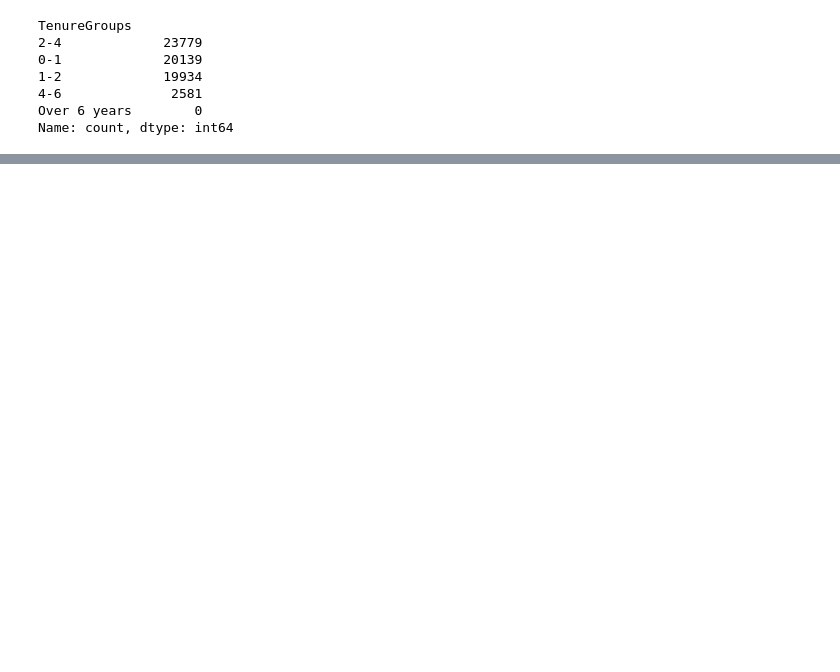
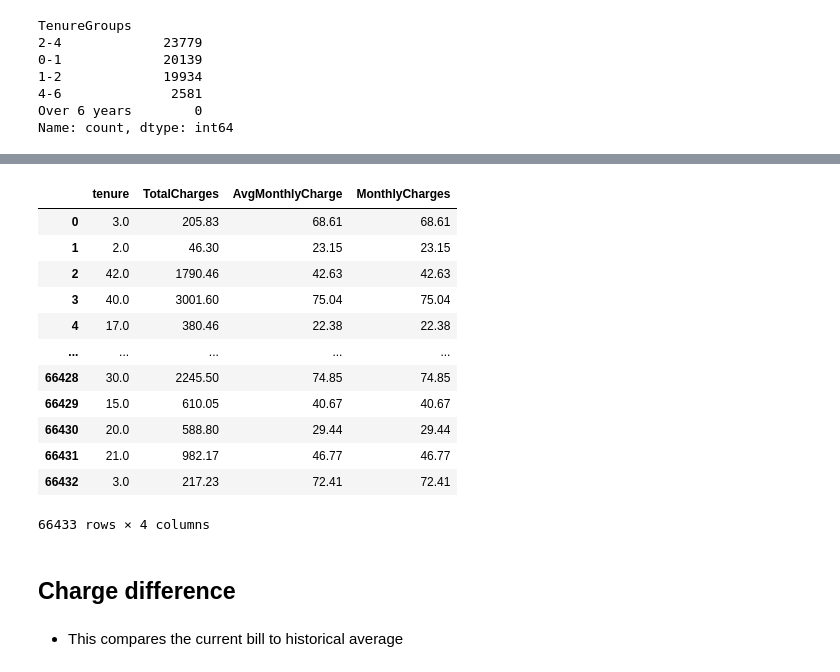
Before and after one commit to igorlam00237/telcoconnect-churn, a Jupyter notebook: notebooks/03_data_feature_engineering.ipynb, the cells around one changed output, grey strips where cells are left out. Drawn from its saved outputs; the diff is of its cells as text; code cells hidden in the pictures; blank space fills up the shorter version.

```diff
--- a/notebooks/03_data_feature_engineering.ipynb
+++ b/notebooks/03_data_feature_engineering.ipynb
@@ -153,0 +395,3 @@ Name: count, dtype: int64
+# %%
+# Creating the feature
+df_cleaned_telco["AvgMonthlyCharge"] = df_cleaned_telco["TotalCharges"] / df_cleaned_telco["tenure"]
@@ -153,0 +415,20 @@ Name: count, dtype: int64
+# %%
+df_cleaned_telco[["tenure", "TotalCharges", "AvgMonthlyCharge", "MonthlyCharges"]]
+# %% [output]
+|  | tenure | TotalCharges | AvgMonthlyCharge | MonthlyCharges |
+| 0 | 3.0 | 205.83 | 68.61 | 68.61 |
+| 1 | 2.0 | 46.30 | 23.15 | 23.15 |
+| 2 | 42.0 | 1790.46 | 42.63 | 42.63 |
+| 3 | 40.0 | 3001.60 | 75.04 | 75.04 |
+| 4 | 17.0 | 380.46 | 22.38 | 22.38 |
+| ... | ... | ... | ... | ... |
+| 66428 | 30.0 | 2245.50 | 74.85 | 74.85 |
+| 66429 | 15.0 | 610.05 | 40.67 | 40.67 |
+| 66430 | 20.0 | 588.80 | 29.44 | 29.44 |
+| 66431 | 21.0 | 982.17 | 46.77 | 46.77 |
+| 66432 | 3.0 | 217.23 | 72.41 | 72.41 |
+66433 rows × 4 columns
+# %% [markdown]
+## Charge difference
+# %% [markdown]
+- This compares the current bill to historical average
```
Also changed, not shown: parts of 43 cells of this notebook, 1 other file.
